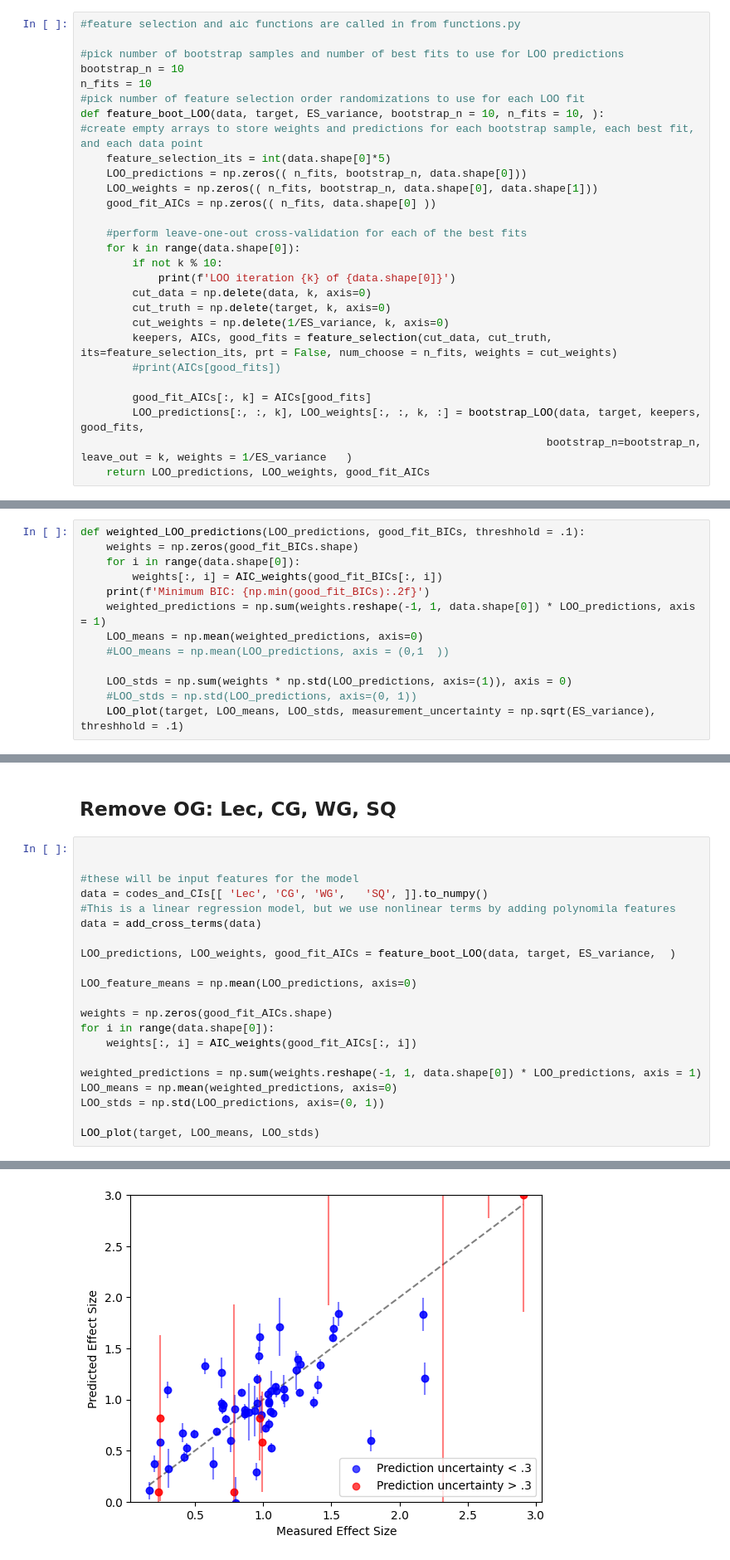
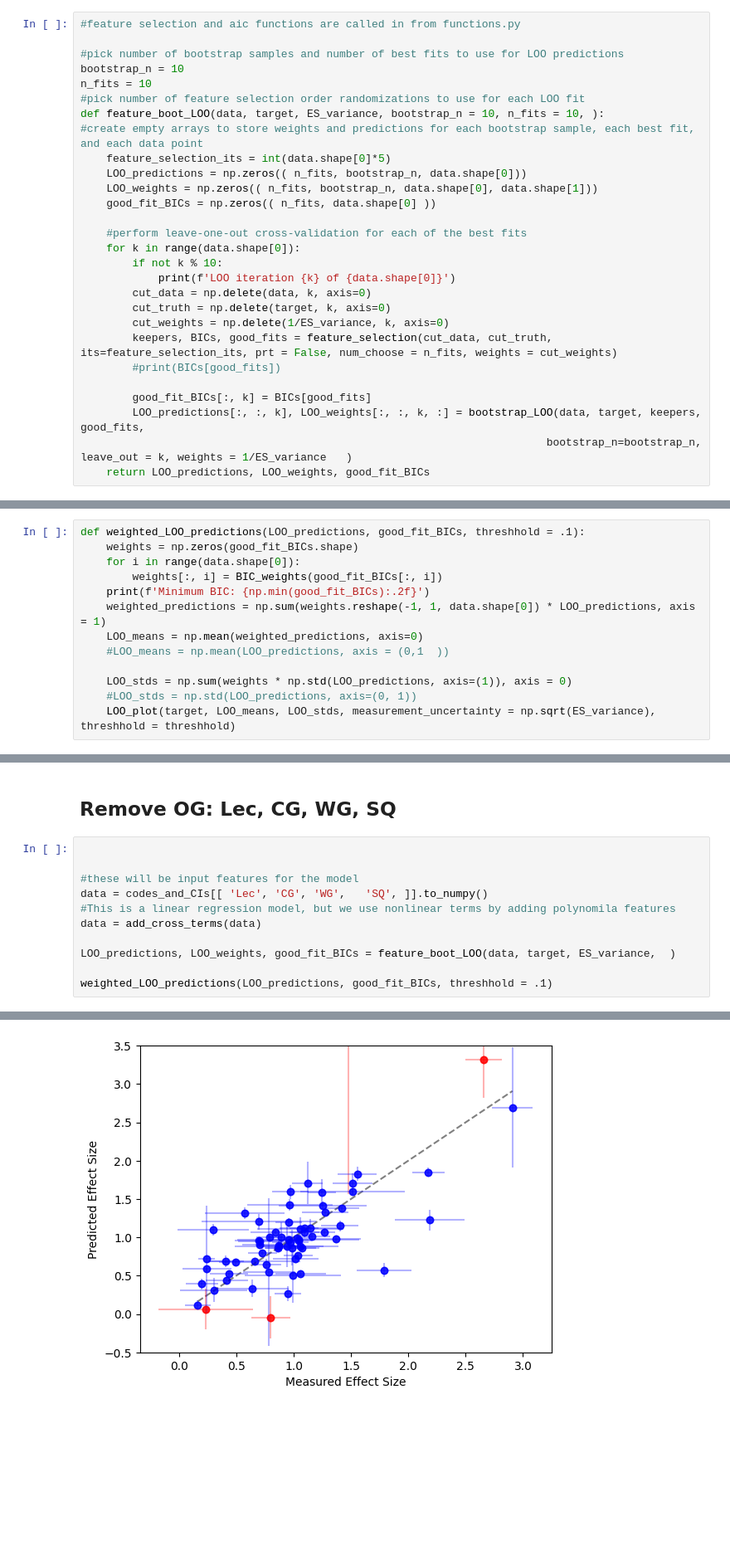
Before and after one commit to oross314/Modeling-Active-Learning-Classrooms, a Jupyter notebook: COPUS_narrowing.ipynb, the cells around one changed output, grey strips where cells are left out. Shown: that part at 83% size. Saved outputs shown, nothing was run; the diff lists cells and outputs as text; blank space fills up the shorter version.

```diff
--- a/COPUS_narrowing.ipynb
+++ b/COPUS_narrowing.ipynb
@@ -137,7 +69,7 @@ def feature_boot_LOO(data, target, ES_variance, bootstrap_n = 10, n_fits = 10, )
     feature_selection_its = int(data.shape[0]*5)
     LOO_predictions = np.zeros(( n_fits, bootstrap_n, data.shape[0]))
     LOO_weights = np.zeros(( n_fits, bootstrap_n, data.shape[0], data.shape[1]))
-    good_fit_AICs = np.zeros(( n_fits, data.shape[0] ))
+    good_fit_BICs = np.zeros(( n_fits, data.shape[0] ))
 
     #perform leave-one-out cross-validation for each of the best fits
     for k in range(data.shape[0]):
@@ -146,10 +78,10 @@ def feature_boot_LOO(data, target, ES_variance, bootstrap_n = 10, n_fits = 10, )
         cut_data = np.delete(data, k, axis=0)
         cut_truth = np.delete(target, k, axis=0)
         cut_weights = np.delete(1/ES_variance, k, axis=0)
-        keepers, AICs, good_fits = feature_selection(cut_data, cut_truth, its=feature_selection_its, prt = False, num_choose = n_fits, weights = cut_weights)
-        #print(AICs[good_fits])
+        keepers, BICs, good_fits = feature_selection(cut_data, cut_truth, its=feature_selection_its, prt = False, num_choose = n_fits, weights = cut_weights)
+        #print(BICs[good_fits])
 
-        good_fit_AICs[:, k] = AICs[good_fits]
+        good_fit_BICs[:, k] = BICs[good_fits]
         LOO_predictions[:, :, k], LOO_weights[:, :, k, :] = bootstrap_LOO(data, target, keepers, good_fits,
                                                                         bootstrap_n=bootstrap_n, leave_out = k, weights = 1/ES_variance   )
-    return LOO_predictions, LOO_weights, good_fit_AICs
+    return LOO_predictions, LOO_weights, good_fit_BICs
@@ -248,7 +138,7 @@ def LOO_plot(target, LOO_predictions_mean, LOO_predictions_std, threshhold = .3,
 def weighted_LOO_predictions(LOO_predictions, good_fit_BICs, threshhold = .1):
     weights = np.zeros(good_fit_BICs.shape)
     for i in range(data.shape[0]):
-        weights[:, i] = AIC_weights(good_fit_BICs[:, i])
+        weights[:, i] = BIC_weights(good_fit_BICs[:, i])
     print(f'Minimum BIC: {np.min(good_fit_BICs):.2f}')
     weighted_predictions = np.sum(weights.reshape(-1, 1, data.shape[0]) * LOO_predictions, axis = 1)
     LOO_means = np.mean(weighted_predictions, axis=0)
@@ -256,7 +146,7 @@ def weighted_LOO_predictions(LOO_predictions, good_fit_BICs, threshhold = .1):
 
     LOO_stds = np.sum(weights * np.std(LOO_predictions, axis=(1)), axis = 0)
     #LOO_stds = np.std(LOO_predictions, axis=(0, 1))
-    LOO_plot(target, LOO_means, LOO_stds, measurement_uncertainty = np.sqrt(ES_variance), threshhold = .1)
+    LOO_plot(target, LOO_means, LOO_stds, measurement_uncertainty = np.sqrt(ES_variance), threshhold = threshhold)
 # %%
 def BIC_weights(BICs):
     exp_BICs = np.exp(-0.5 * (BICs - np.min(BICs)))
@@ -411,18 +285,8 @@ data = codes_and_CIs[[ 'Lec', 'CG', 'WG',   'SQ', ]].to_numpy()
 #This is a linear regression model, but we use nonlinear terms by adding polynomila features
 data = add_cross_terms(data)
 
-LOO_predictions, LOO_weights, good_fit_AICs = feature_boot_LOO(data, target, ES_variance,  )
+LOO_predictions, LOO_weights, good_fit_BICs = feature_boot_LOO(data, target, ES_variance,  )
 
-LOO_feature_means = np.mean(LOO_predictions, axis=0)
-
-weights = np.zeros(good_fit_AICs.shape)
-for i in range(data.shape[0]):
-    weights[:, i] = AIC_weights(good_fit_AICs[:, i])
-
-weighted_predictions = np.sum(weights.reshape(-1, 1, data.shape[0]) * LOO_predictions, axis = 1)
-LOO_means = np.mean(weighted_predictions, axis=0)
-LOO_stds = np.std(LOO_predictions, axis=(0, 1))
-
-LOO_plot(target, LOO_means, LOO_stds)
+weighted_LOO_predictions(LOO_predictions, good_fit_BICs, threshhold = .1)
 # %% [output]
 LOO iteration 0 of 69
@@ -445 +300 @@ LOO iteration 68 of 69
-[figure, old version]
+[figure, new version]
```
Also changed, not shown: parts of 22 cells of this notebook, 2 other files.
